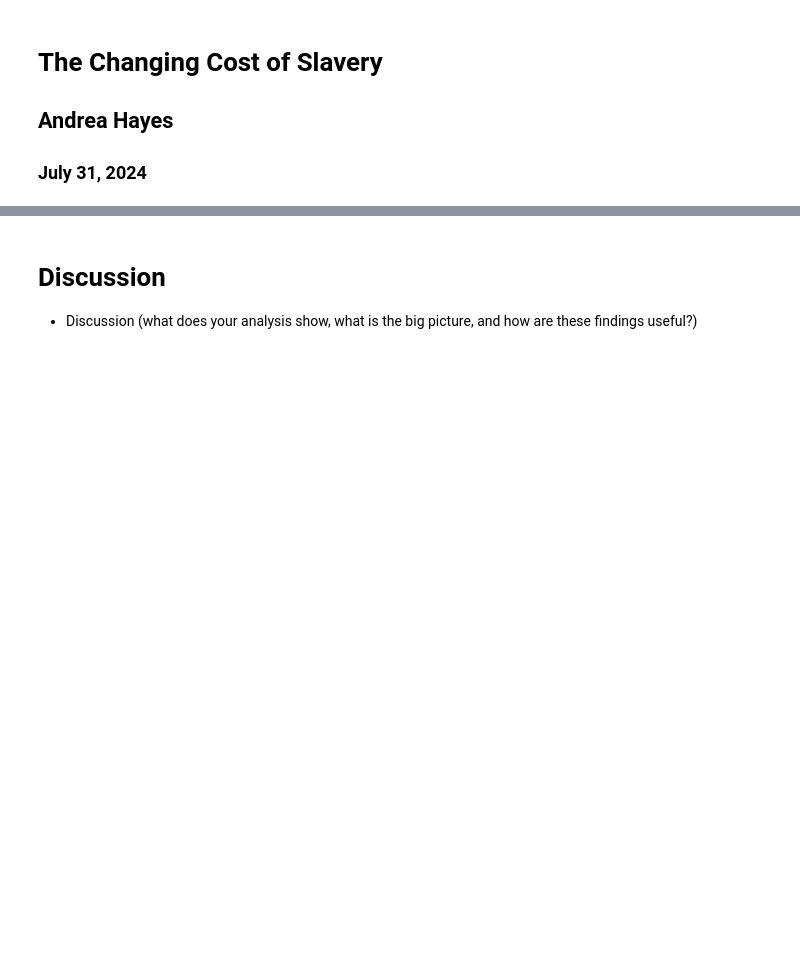
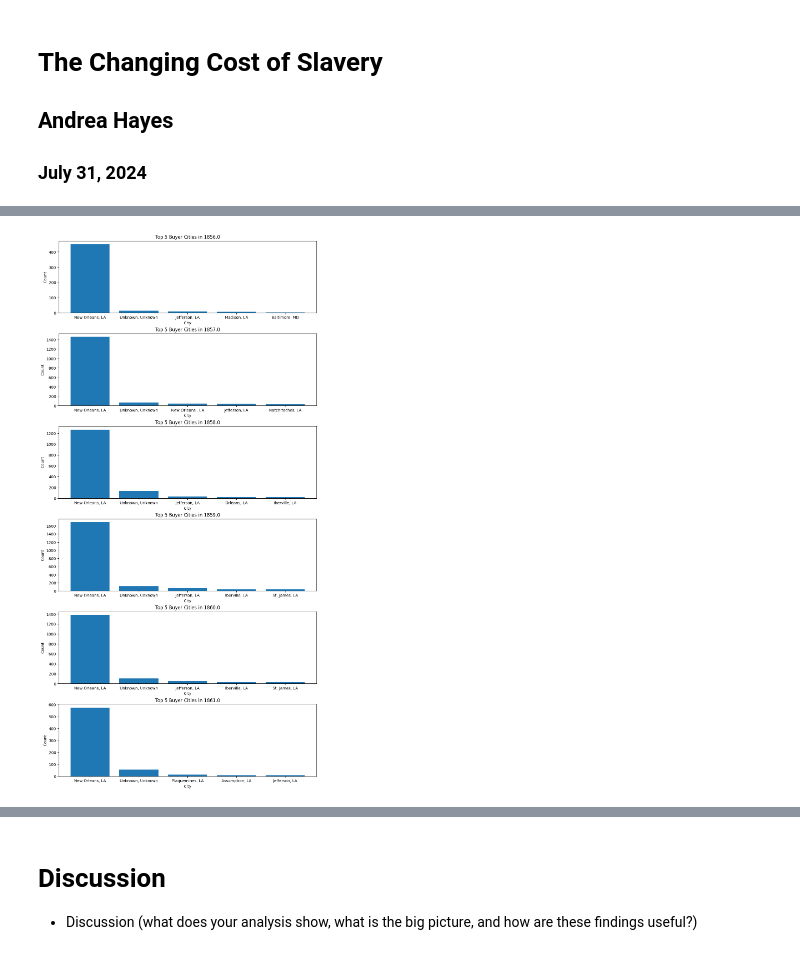
Before and after one commit to andrea-hayes/Research_Final_Project, a Jupyter notebook: slavery_analysis.ipynb, the cells around one changed output, grey strips where cells are left out. Saved outputs shown, nothing was run; the diff lists cells and outputs as text; code cells hidden in the pictures; blank space fills up the shorter version.

Commit message:
added some words and visualizations

```diff
--- a/slavery_analysis.ipynb
+++ b/slavery_analysis.ipynb
@@ -23,0 +127,20 @@ your motivation to study this topic, and any prior related work)
+# %%
+#Top 5 Cities Buyer's were from for 1856 - 1861
+# Group by year and get top 5 cities for each year
+top_buyer_cities_per_year = filtered_years.groupby(['Year', 'Buyer.Origin']).size().groupby(level=0).nlargest(5).reset_index(level=0, drop=True).reset_index(name='Count')
+
+# Plotting
+years = filtered_years['Year'].unique()
+# print(years)
+fig, axes = plt.subplots(nrows=len(years), ncols=1, figsize=(10, 20), constrained_layout=True)
+
+for i, year in enumerate(years):
+    top_cities = top_buyer_cities_per_year[top_buyer_cities_per_year['Year'] == year]
+    axes[i].bar(top_cities['Buyer.Origin'], top_cities['Count'])
+    axes[i].set_title(f'Top 5 Buyer Cities in {year}')
+    axes[i].set_ylabel('Count')
+    axes[i].set_xlabel('City')
+
+plt.show()
+# %% [output]
+[figure, added]
```
Also changed, not shown: parts of 7 cells of this notebook.
